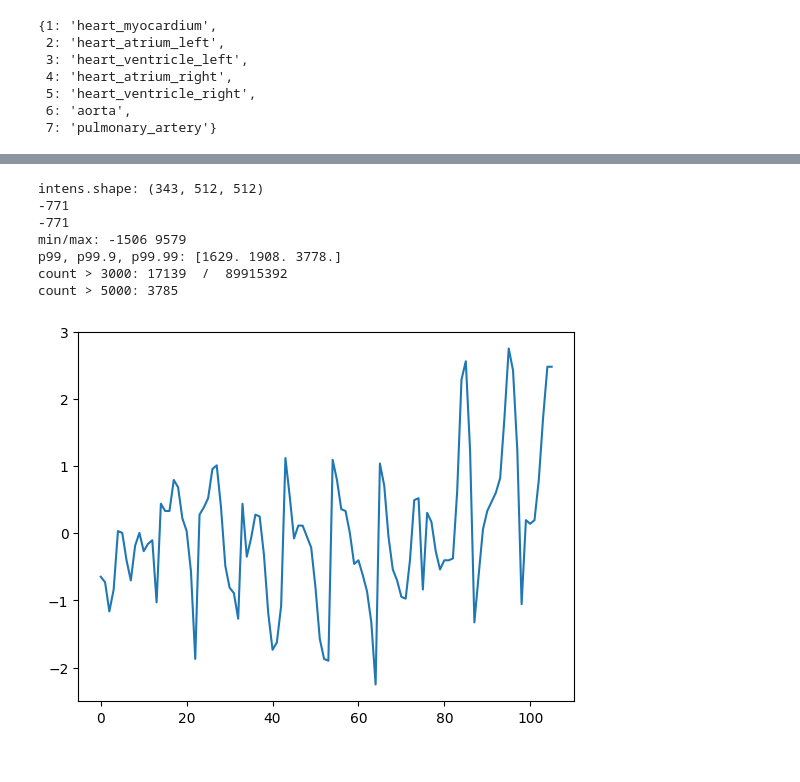
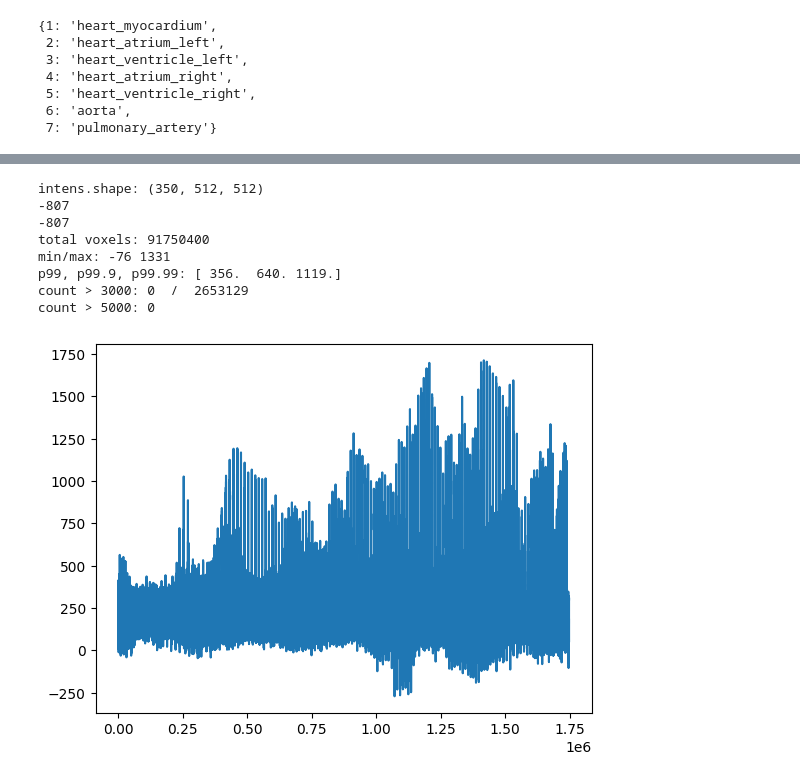
Before and after one commit to keyedeze/medicalsegmentation, a Jupyter notebook: main.ipynb, the cells around one changed output, grey strips where cells are left out. Cells and saved outputs as stored; diff of their text form; code cells hidden in the pictures.

```diff
--- a/main.ipynb
+++ b/main.ipynb
@@ -105,7 +107,7 @@ def show_label_overlay(img_path, seg_path, z=None, alpha=0.45):
     plt.axis("off")
     plt.show()
 # %%
-data_file_path = r"/mnt/research/research/Data/MyocardialScarDefns_kycn/p_003/DICOM/25121220/52190000"
+data_file_path = r"/mnt/research/research/Data/MyocardialScarDefns_kycn/p_021/DICOM/25121220/53420000"
 # %%
 def list_dicom_files(root_dir):
     dicoms = []
@@ -463,24 +517,30 @@ saved: /mnt/research/research/Data/MyocardialScarDefns_kycn/p_003/DICOM/25121220
 # %%
 print(f'intens.shape: {ct.shape}')
 plt.plot(intens)
 plt.show
 
 print(f'{array[200,200,0]}')
 print(f'{ct[200,200,0]}')
 
-print("min/max:", ct.min(), ct.max())
-print("p99, p99.9, p99.99:", np.percentile(ct, [99, 99.9, 99.99]))
-print("count > 3000:", np.sum(ct > 3000), " / ", ct.size)
-print("count > 5000:", np.sum(ct > 5000))
+masked_intensities_before_kmeans = ct[mask_eroded]
+
+voxel_cnt = np.prod(ct.shape)
+
+print("total voxels:", voxel_cnt)
+print("min/max:", masked_intensities_before_kmeans.min(), masked_intensities_before_kmeans.max())
+print("p99, p99.9, p99.99:", np.percentile(masked_intensities_before_kmeans, [99, 99.9, 99.99]))
+print("count > 3000:", np.sum(masked_intensities_before_kmeans > 3000), " / ", masked_intensities_before_kmeans.size)
+print("count > 5000:", np.sum(masked_intensities_before_kmeans > 5000))
 # %% [output]
-intens.shape: (343, 512, 512)
--771
--771
-min/max: -1506 9579
-p99, p99.9, p99.99: [1629. 1908. 3778.]
-count > 3000: 17139  /  89915392
-count > 5000: 3785
+intens.shape: (350, 512, 512)
+-807
+-807
+total voxels: 91750400
+min/max: -76 1331
+p99, p99.9, p99.99: [ 356.  640. 1119.]
+count > 3000: 0  /  2653129
+count > 5000: 0
-[figure, old version]
+[figure, new version]
 # %%
 %matplotlib inline
 
```
Also changed, not shown: parts of 22 cells of this notebook.
